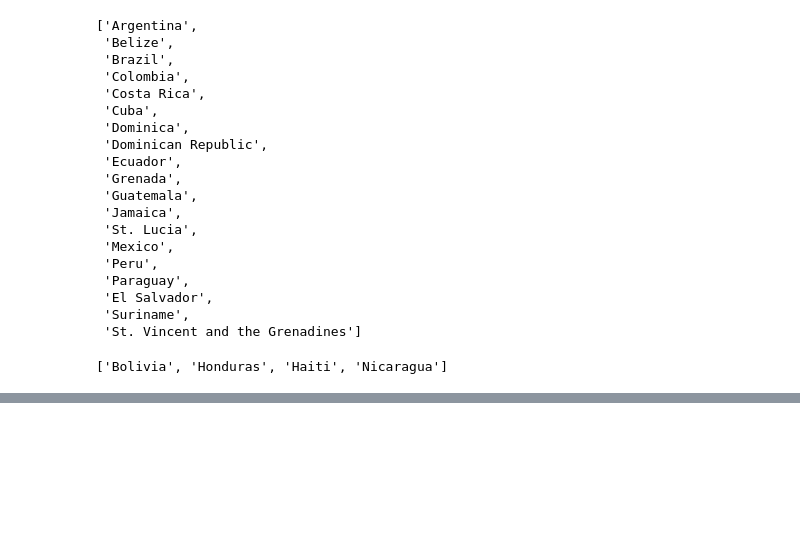
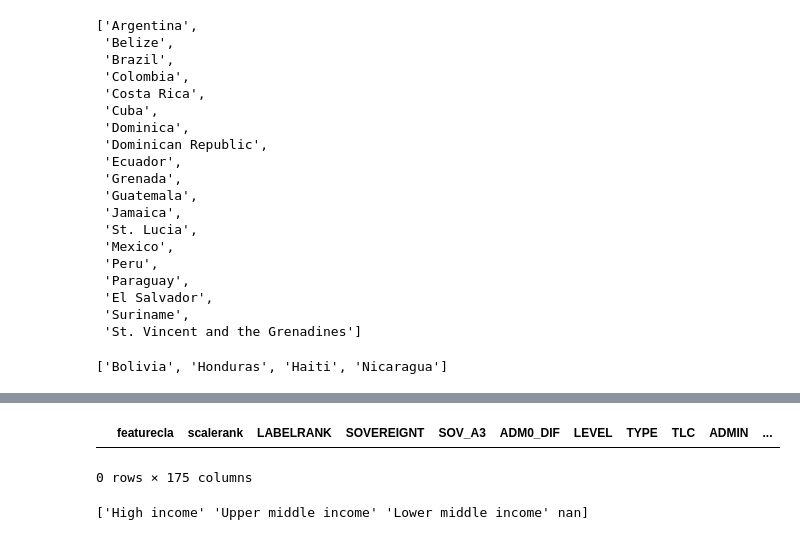
Before and after one commit to andreasoledadguerra/Economic_Inequality_LatinAmerica, a Jupyter notebook: inequality_LA.ipynb, the cells around one changed output, grey strips where cells are left out. Drawn from its saved outputs; the diff is of its cells as text; code cells hidden in the pictures; blank space fills up the shorter version.

```diff
--- a/inequality_LA.ipynb
+++ b/inequality_LA.ipynb
@@ -270,0 +273,10 @@ plt.show()
+# %%
+    countries_in_group = latam[latam['IncomeGroup'] == income_group]
+countries_in_group
+# %% [output]
+|  | featurecla | scalerank | LABELRANK | SOVEREIGNT | SOV_A3 | ADM0_DIF | LEVEL | TYPE | TLC | ADMIN | ... |
+0 rows × 175 columns
+# %%
+print(latinamerican_countries['IncomeGroup'].unique())
+# %% [output]
+['High income' 'Upper middle income' 'Lower middle income' nan]
```
Also changed, not shown: parts of 7 cells of this notebook.
